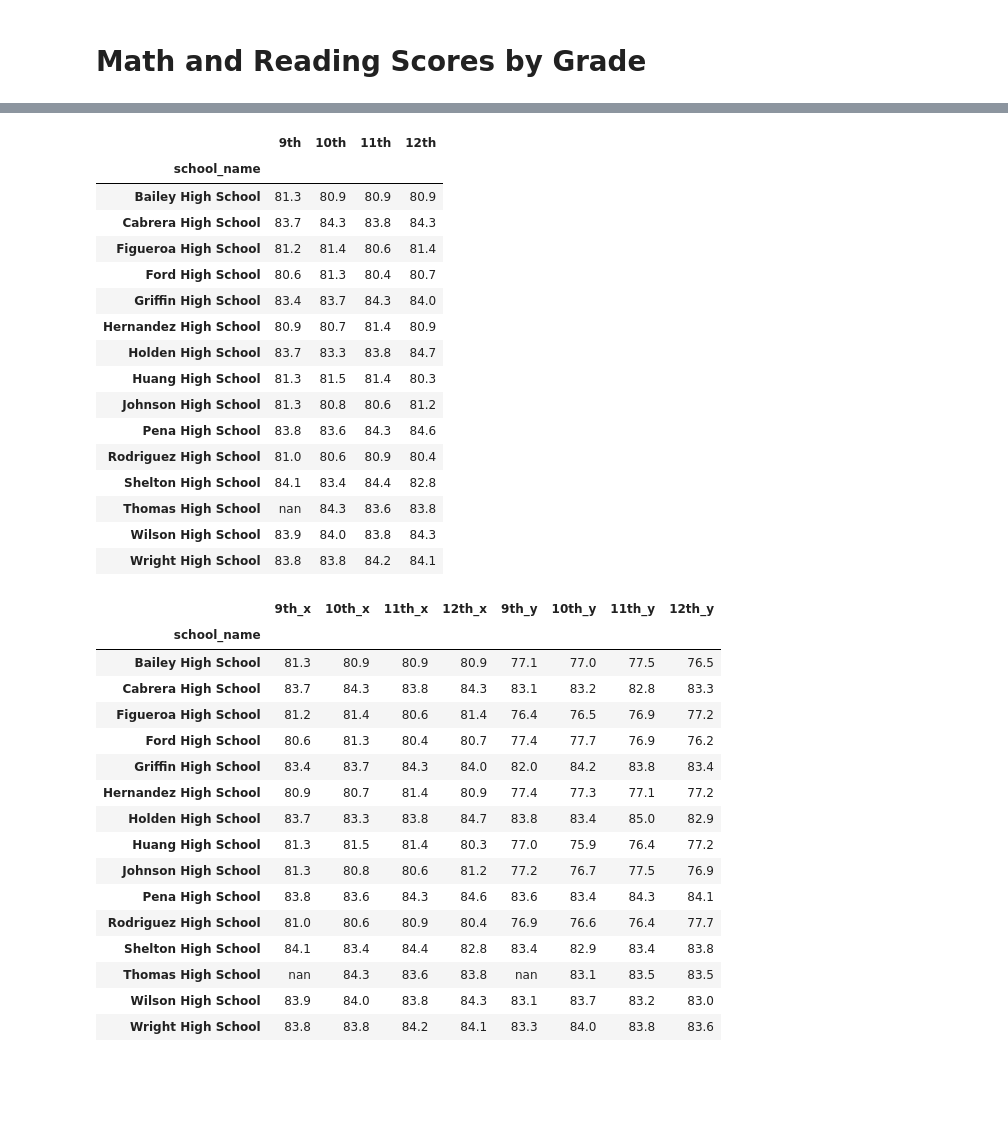
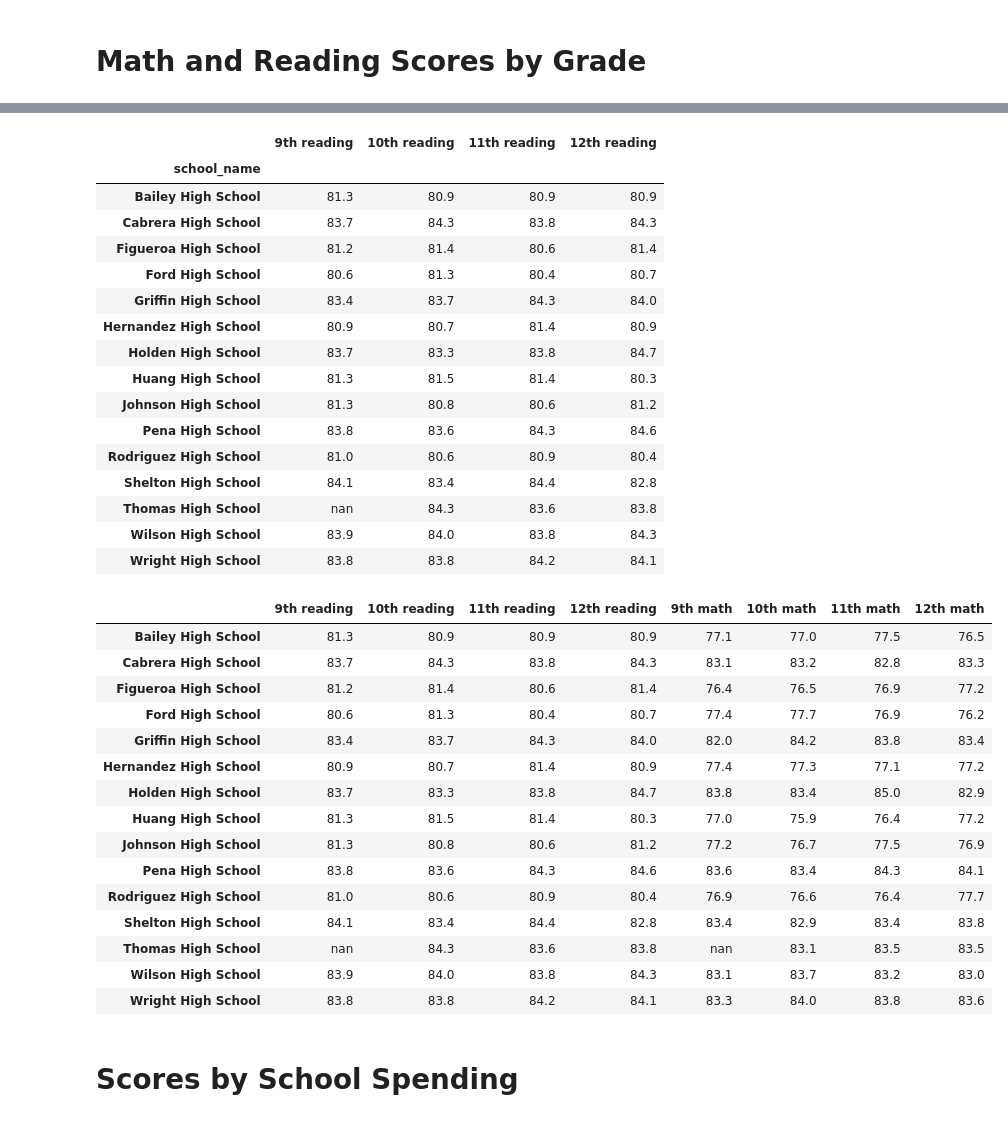
Before and after one commit to hkyopreston/School_District_Analysis, a Jupyter notebook: PyCitySchools_Challenge.ipynb, the cells around one changed output, grey strips where cells are left out. Drawn from its saved outputs; the diff is of its cells as text; code cells hidden in the pictures; blank space fills up the shorter version.

Commit message:
Complete PyCitySchools Challenge

```diff
--- a/PyCitySchools_Challenge.ipynb
+++ b/PyCitySchools_Challenge.ipynb
@@ -701,13 +701,13 @@ math_scores_by_grade = pd.DataFrame({
 
 # Format each grade column.
 
-math_scores_by_grade["9th math"] = math_scores_by_grade["9th"].map("{:.1f}".format)
+math_scores_by_grade["9th math"] = math_scores_by_grade["9th math"].map("{:.1f}".format)
 
-math_scores_by_grade["10th math"] = math_scores_by_grade["10th"].map("{:.1f}".format)
+math_scores_by_grade["10th math"] = math_scores_by_grade["10th math"].map("{:.1f}".format)
 
-math_scores_by_grade["11th math"] = math_scores_by_grade["11th"].map("{:.1f}".format)
+math_scores_by_grade["11th math"] = math_scores_by_grade["11th math"].map("{:.1f}".format)
 
-math_scores_by_grade["12th math"] = math_scores_by_grade["12th"].map("{:.1f}".format)
+math_scores_by_grade["12th math"] = math_scores_by_grade["12th math"].map("{:.1f}".format)
 
 
 math_scores_by_grade
@@ -717,24 +733,24 @@ KeyError: '9th'
 # Combine each Series for average reading scores by school into single DataFrame.
 
 reading_scores_by_grade = pd.DataFrame({
-              "9th": ninth_grade_reading_scores,
-              "10th": tenth_grade_reading_scores,
-              "11th": eleventh_grade_reading_scores,
-              "12th": twelfth_grade_reading_scores})
+              "9th reading": ninth_grade_reading_scores,
+              "10th reading": tenth_grade_reading_scores,
+              "11th reading": eleventh_grade_reading_scores,
+              "12th reading": twelfth_grade_reading_scores})
 
 # Format each grade column.
 
-reading_scores_by_grade["9th"] = reading_scores_by_grade["9th"].map("{:,.1f}".format)
+reading_scores_by_grade["9th reading"] = reading_scores_by_grade["9th reading"].map("{:,.1f}".format)
 
-reading_scores_by_grade["10th"] = reading_scores_by_grade["10th"].map("{:,.1f}".format)
+reading_scores_by_grade["10th reading"] = reading_scores_by_grade["10th reading"].map("{:,.1f}".format)
 
-reading_scores_by_grade["11th"] = reading_scores_by_grade["11th"].map("{:,.1f}".format)
+reading_scores_by_grade["11th reading"] = reading_scores_by_grade["11th reading"].map("{:,.1f}".format)
 
-reading_scores_by_grade["12th"] = reading_scores_by_grade["12th"].map("{:,.1f}".format)
+reading_scores_by_grade["12th reading"] = reading_scores_by_grade["12th reading"].map("{:,.1f}".format)
 
 reading_scores_by_grade
 # %% [output]
-|  | 9th | 10th | 11th | 12th |
+|  | 9th reading | 10th reading | 11th reading | 12th reading |
 | school_name |  |  |  |  |
 | Bailey High School | 81.3 | 80.9 | 80.9 | 80.9 |
 | Cabrera High School | 83.7 | 84.3 | 83.8 | 84.3 |
@@ -754,11 +770,13 @@ reading_scores_by_grade
 # %%
 # Merge scores by grade DataFrames
 
 scores_by_grade_complete_df = pd.merge(reading_scores_by_grade, math_scores_by_grade, on=["school_name"])
+
+scores_by_grade_complete_df.index.name = None
+
 scores_by_grade_complete_df
 # %% [output]
-|  | 9th_x | 10th_x | 11th_x | 12th_x | 9th_y | 10th_y | 11th_y | 12th_y |
-| school_name |  |  |  |  |  |  |  |  |
+|  | 9th reading | 10th reading | 11th reading | 12th reading | 9th math | 10th math | 11th math | 12th math |
 | Bailey High School | 81.3 | 80.9 | 80.9 | 80.9 | 77.1 | 77.0 | 77.5 | 76.5 |
 | Cabrera High School | 83.7 | 84.3 | 83.8 | 84.3 | 83.1 | 83.2 | 82.8 | 83.3 |
 | Figueroa High School | 81.2 | 81.4 | 80.6 | 81.4 | 76.4 | 76.5 | 76.9 | 77.2 |
@@ -774,3 +792,5 @@ scores_by_grade_complete_df
 | Thomas High School | nan | 84.3 | 83.6 | 83.8 | nan | 83.1 | 83.5 | 83.5 |
 | Wilson High School | 83.9 | 84.0 | 83.8 | 84.3 | 83.1 | 83.7 | 83.2 | 83.0 |
 | Wright High School | 83.8 | 83.8 | 84.2 | 84.1 | 83.3 | 84.0 | 83.8 | 83.6 |
+# %% [markdown]
+# Scores by School Spending
```
Also changed, not shown: parts of 20 cells of this notebook, 1 other file.
